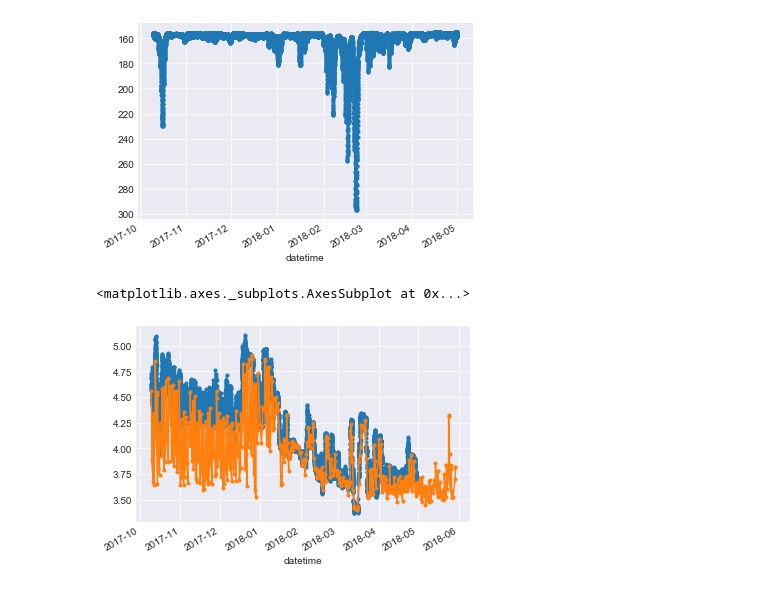
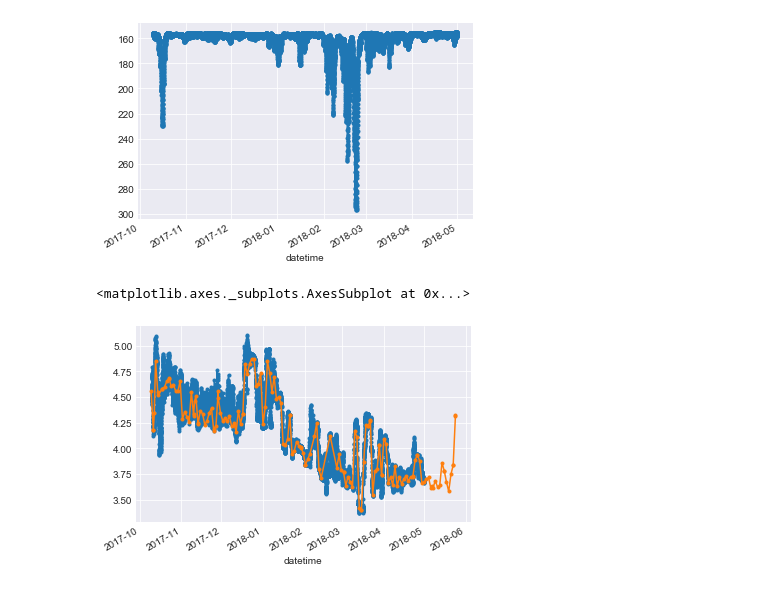
Before and after one commit to nlbeaird/OOI, a Jupyter notebook: OOI_play.ipynb, the cells around one changed output. Drawn from its saved outputs; the diff is of its cells as text; code cells hidden in the pictures.

```diff
--- a/OOI_play.ipynb
+++ b/OOI_play.ipynb
@@ -303,7 +304,7 @@ upper_ctd['pressure'].plot(kind='line', marker='.').invert_yaxis()
 [figure]
 # %%
 upper_ctd['temperature'].plot(kind='line', marker='.')
-profiler.temperature[profiler.pressure<475].plot(kind='line', marker='.')
+profiler.temperature[profiler.pressure<180].plot(kind='line', marker='.')
 # %% [output]
 <matplotlib.axes._subplots.AxesSubplot at 0x...>
-[figure, old version]
+[figure, new version]
```
Also changed, not shown: parts of 1 cell of this notebook.
